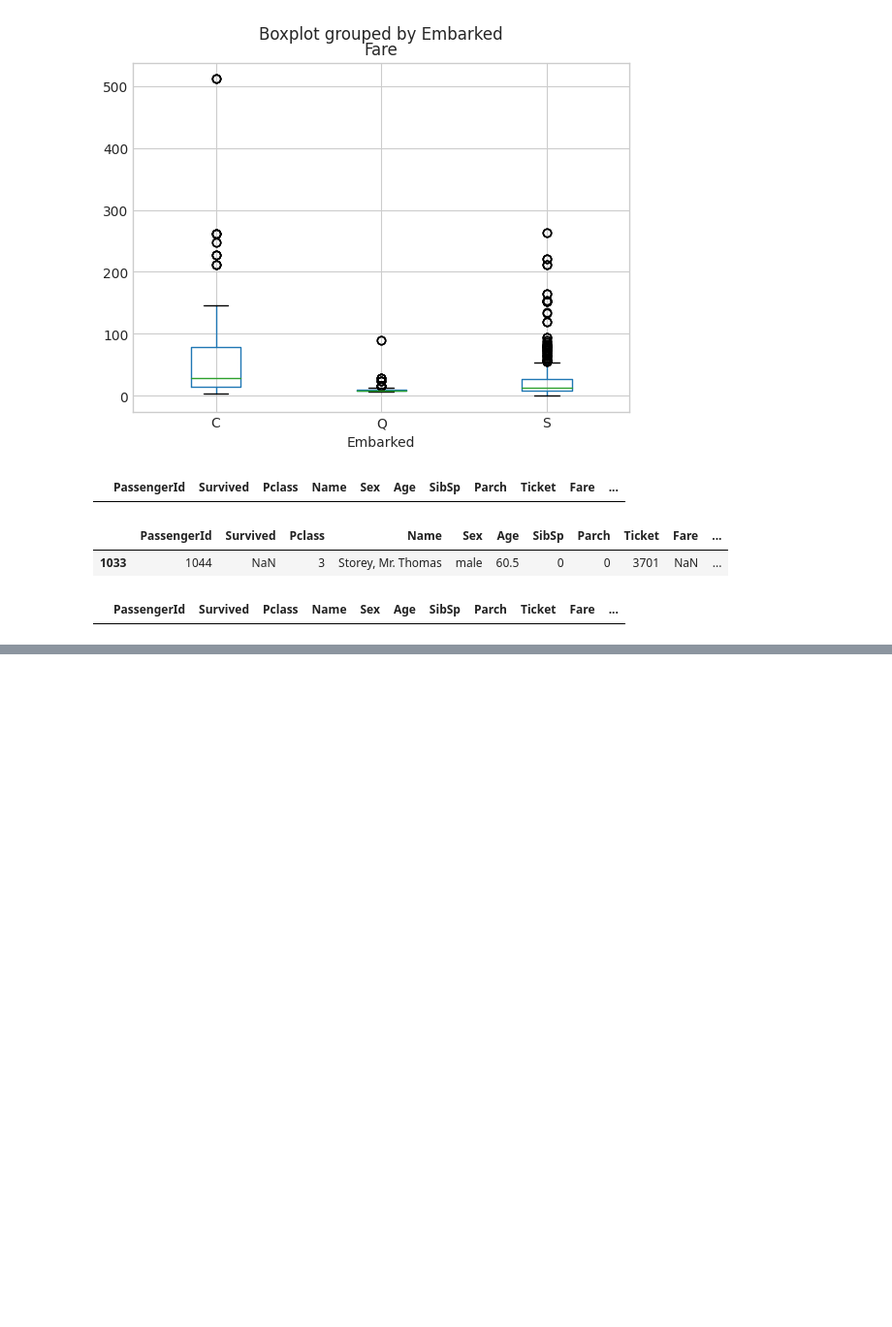
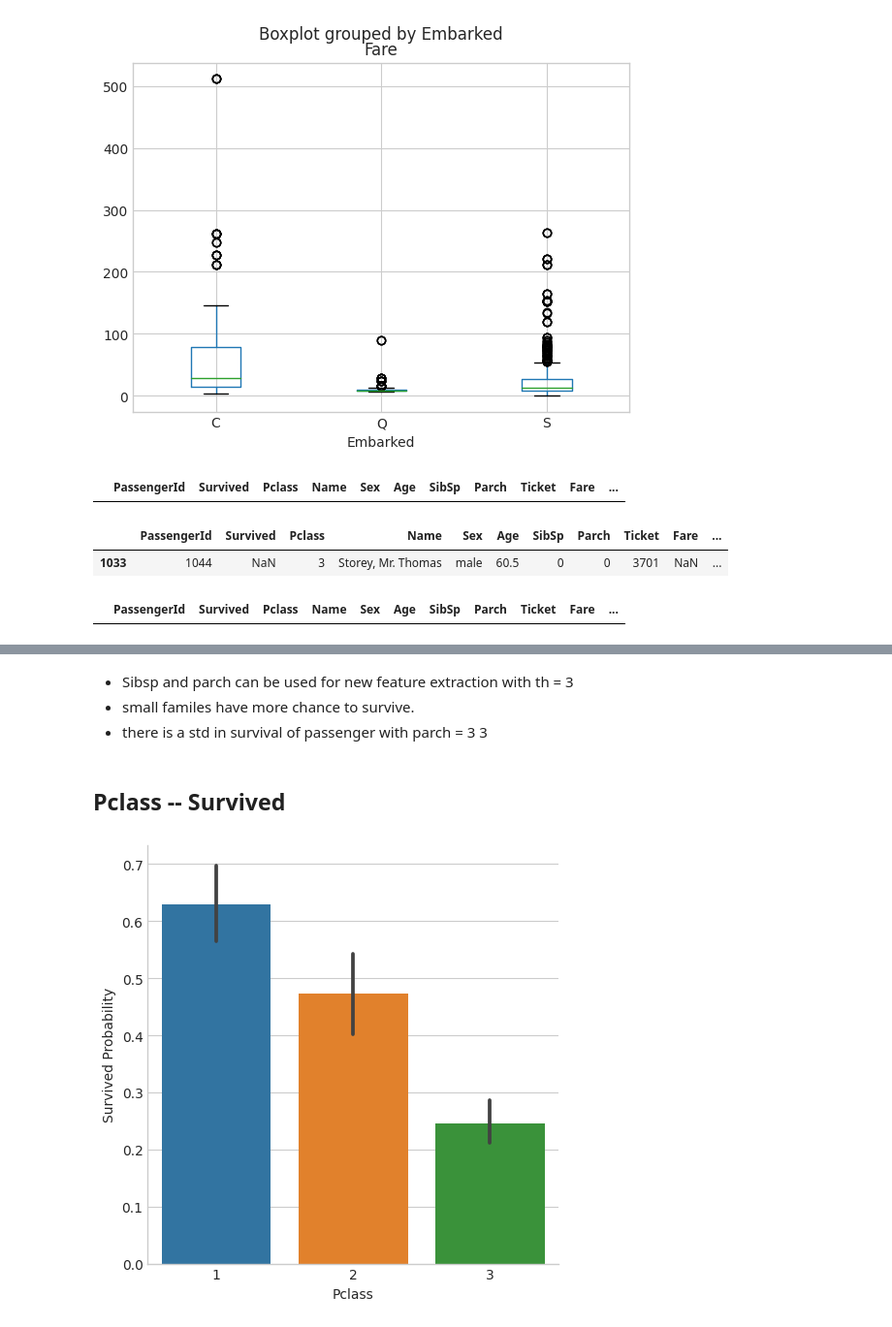
Before and after one commit to BarisOzgurYasar/Titanic-ML, a Jupyter notebook: titanic-eda-notebook.ipynb, the cells around one changed output, grey strips where cells are left out. Shown: that part at 97% size. Drawn from its saved outputs; the diff is of its cells as text; code cells hidden in the pictures; blank space fills up the shorter version.

```diff
--- a/titanic-eda-notebook.ipynb
+++ b/titanic-eda-notebook.ipynb
@@ -407,0 +454,13 @@ train_df[train_df["Fare"].isnull()]
+# %% [markdown]
+* Sibsp and parch can be used for new feature extraction with th = 3
+* small familes have more chance to survive.
+* there is a std in survival of passenger with parch = 3 3
+# %% [markdown]
+<a id="15"></a>
+## Pclass -- Survived
+# %%
+g= sns.catplot(x= "Pclass", y= "Survived", data= train_df, kind= "bar")
+g.set_ylabels("Survived Probability")
+plt.show()
+# %% [output]
+[figure, added]
```
Also changed, not shown: parts of 14 cells of this notebook.
